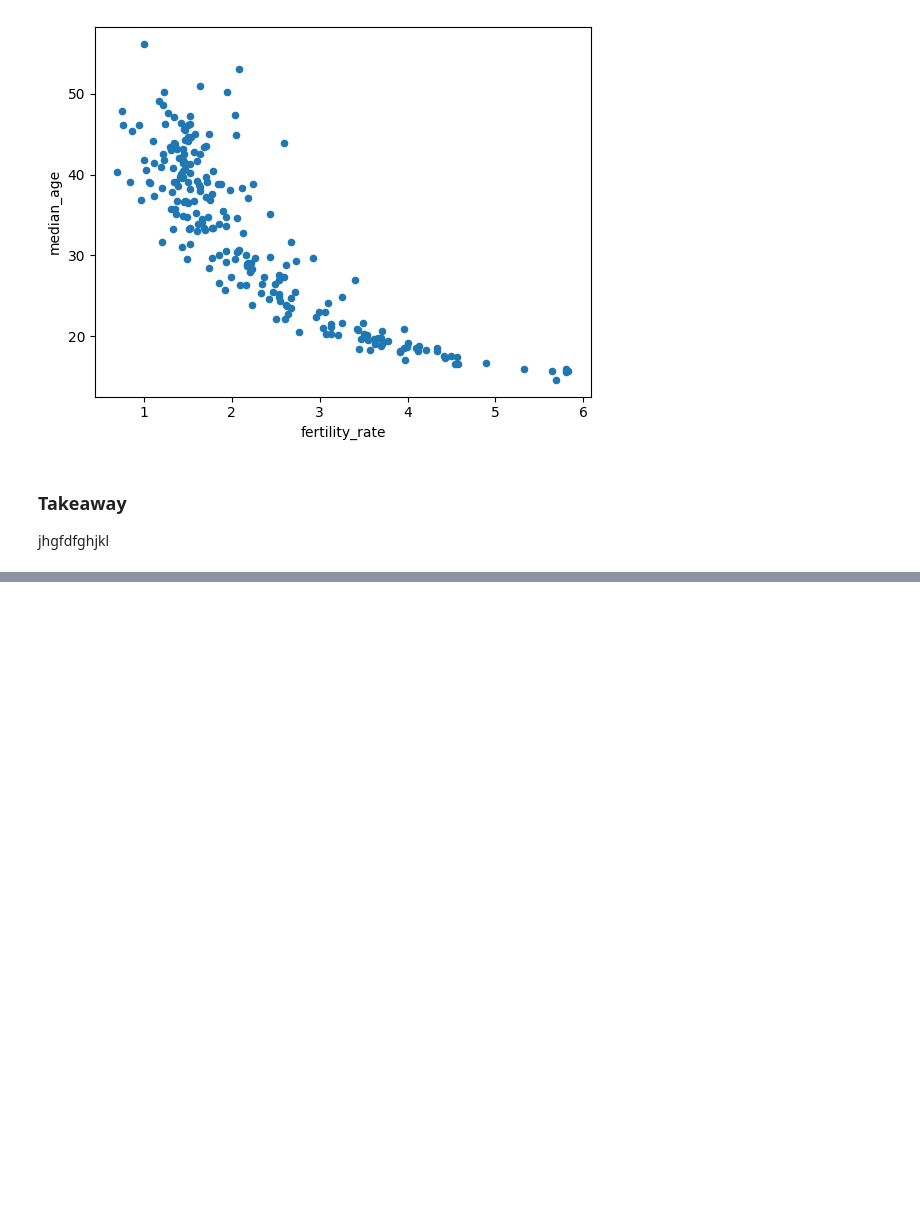
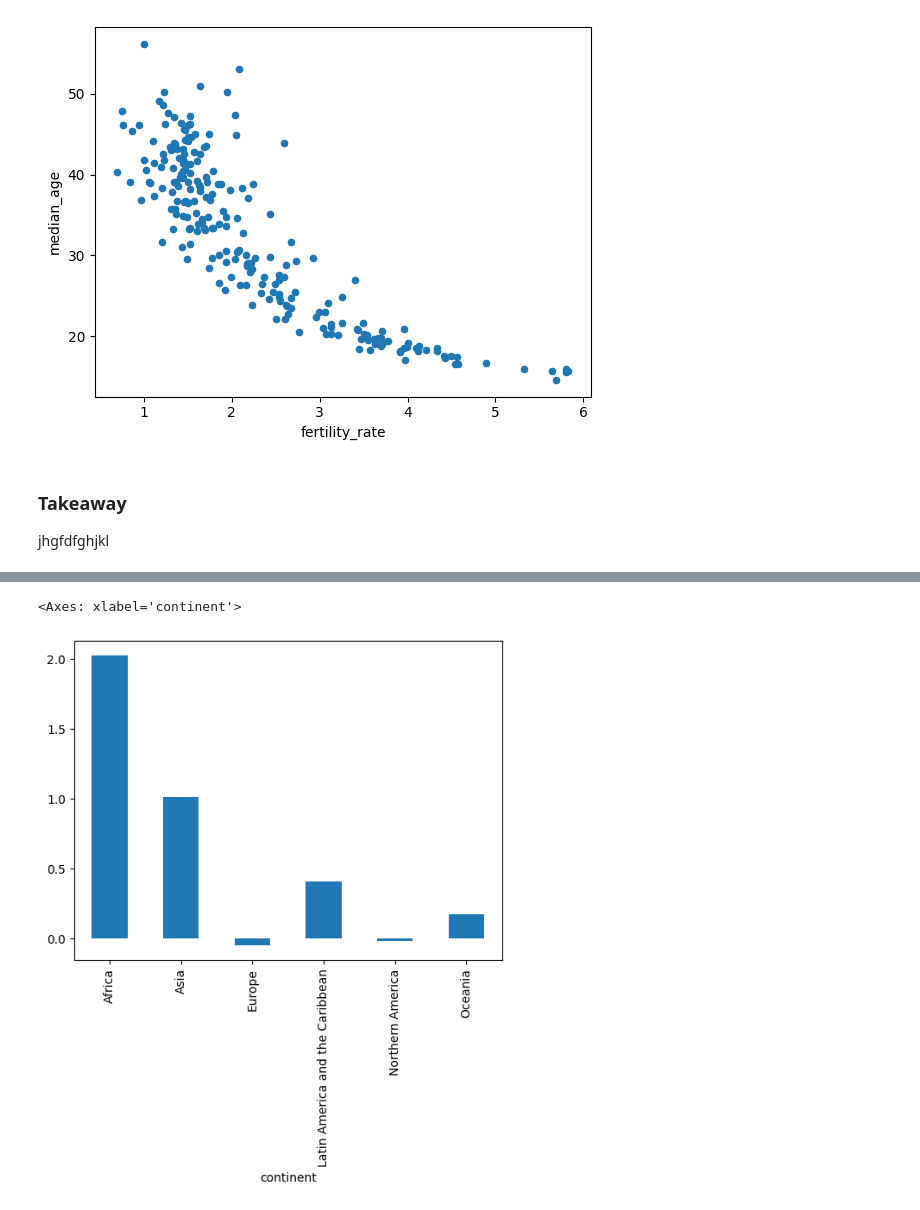
Before and after one commit to KristijanJakimov/population_project, a Jupyter notebook: analysis.ipynb, the cells around one changed output, grey strips where cells are left out. Drawn from its saved outputs; the diff is of its cells as text; code cells hidden in the pictures; blank space fills up the shorter version.

```diff
--- a/analysis.ipynb
+++ b/analysis.ipynb
@@ -164,0 +278,6 @@ jhgfdfghjkl
+# %%
+continent_growth = data.groupby("continent")["yearly_change"].mean()
+continent_growth.plot.bar()
+# %% [output]
+<Axes: xlabel='continent'>
+[figure, added]
```
Also changed, not shown: parts of 11 cells of this notebook.
